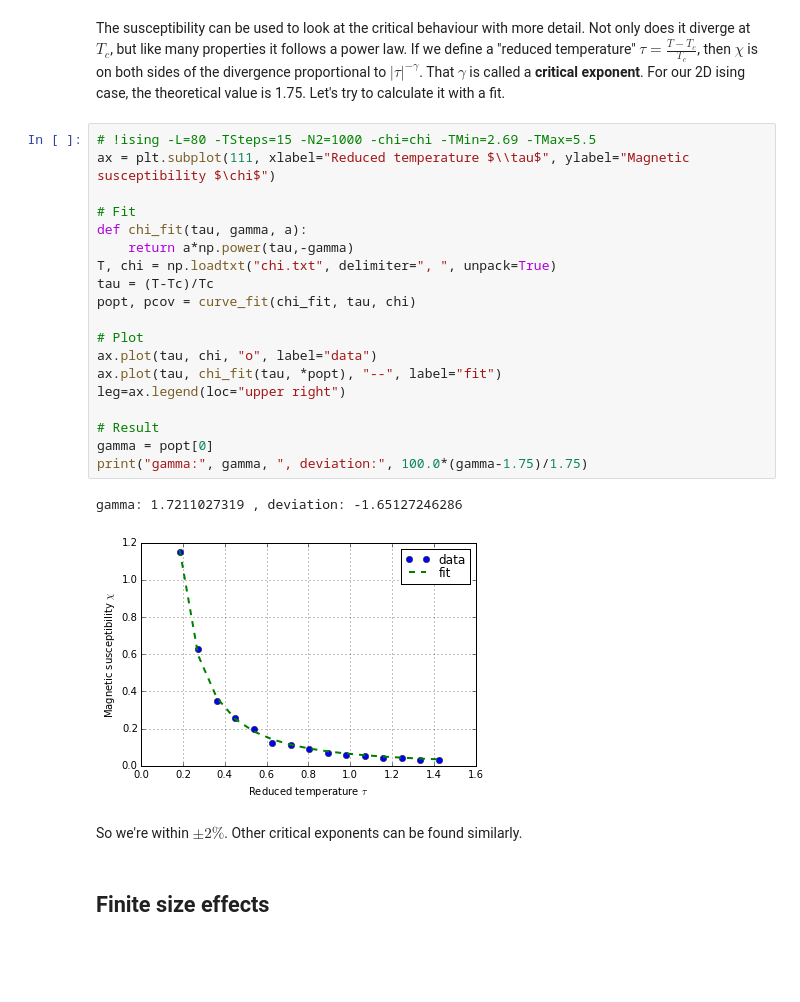
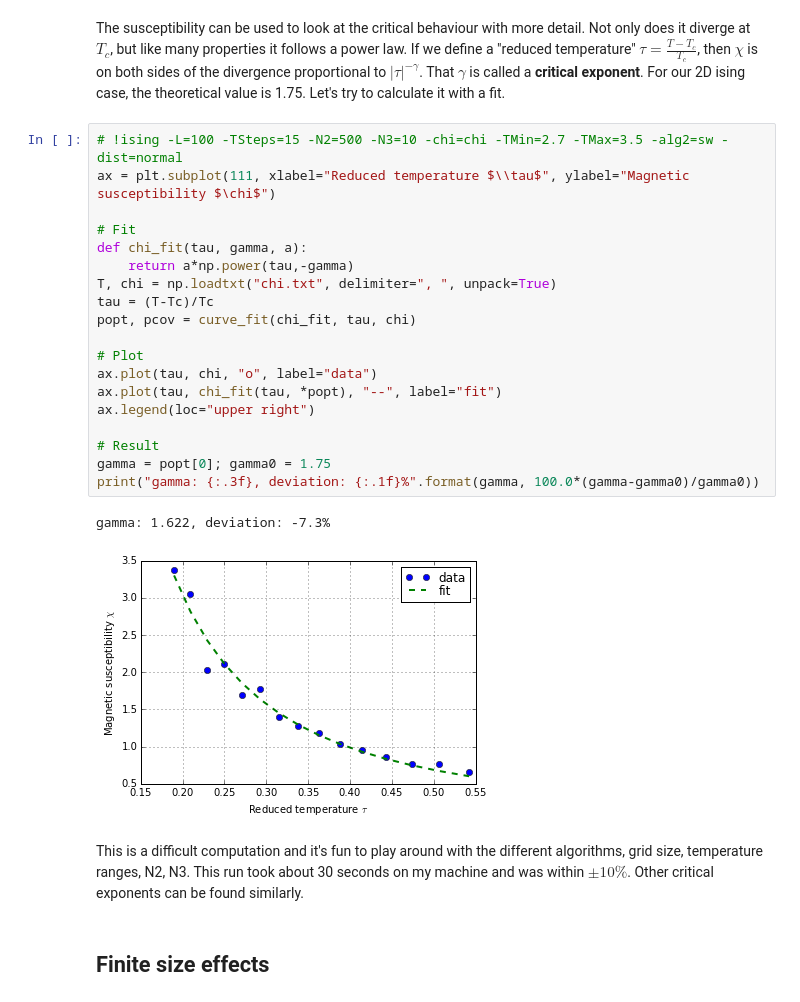
Before and after one commit to s9w/magneto, a Jupyter notebook: usage.ipynb, the cells around one changed output. Cells and saved outputs as stored; diff of their text form; blank space fills up the shorter version.

```diff
--- a/usage.ipynb
+++ b/usage.ipynb
@@ -190,29 +191,29 @@ ax.legend(lines + lines2, labels + labels2, loc="upper right");
 # %% [markdown]
 The susceptibility can be used to look at the critical behaviour with more detail. Not only does it diverge at $T_c$, but like many properties it follows a power law. If we define a "reduced temperature" $\tau=\frac{T-T_c}{T_c}$, then $\chi$ is on both sides of the divergence proportional to $\lvert\tau\rvert^{-\gamma}$. That $\gamma$ is called a **critical exponent**. For our 2D ising case, the theoretical value is 1.75. Let's try to calculate it with a fit.
 # %%
-# !ising -L=80 -TSteps=15 -N2=1000 -chi=chi -TMin=2.69 -TMax=5.5
+# !ising -L=100 -TSteps=15 -N2=500 -N3=10 -chi=chi -TMin=2.7 -TMax=3.5 -alg2=sw -dist=normal
 ax = plt.subplot(111, xlabel="Reduced temperature $\\tau$", ylabel="Magnetic susceptibility $\chi$")
 
 # Fit
 def chi_fit(tau, gamma, a):
     return a*np.power(tau,-gamma)
 T, chi = np.loadtxt("chi.txt", delimiter=", ", unpack=True)
 tau = (T-Tc)/Tc
 popt, pcov = curve_fit(chi_fit, tau, chi)
 
 # Plot
 ax.plot(tau, chi, "o", label="data")
 ax.plot(tau, chi_fit(tau, *popt), "--", label="fit")
-leg=ax.legend(loc="upper right")
+ax.legend(loc="upper right")
 
 # Result
-gamma = popt[0]
-print("gamma:", gamma, ", deviation:", 100.0*(gamma-1.75)/1.75)
+gamma = popt[0]; gamma0 = 1.75
+print("gamma: {:.3f}, deviation: {:.1f}%".format(gamma, 100.0*(gamma-gamma0)/gamma0))
 # %% [output]
-gamma: 1.7211027319 , deviation: -1.65127246286
+gamma: 1.622, deviation: -7.3%
-[figure, old version]
+[figure, new version]
-# %% [markdown]
-So we're within $\pm 2\%$. Other critical exponents can be found similarly.
+# %% [markdown]
+This is a difficult computation and it's fun to play around with the different algorithms, grid size, temperature ranges, N2, N3. This run took about 30 seconds on my machine and was within $\pm 10\%$. Other critical exponents can be found similarly.
 # %% [markdown]
 ## Finite size effects
 # %% [markdown]
```
Also changed, not shown: parts of 9 cells of this notebook, 4 other files.
